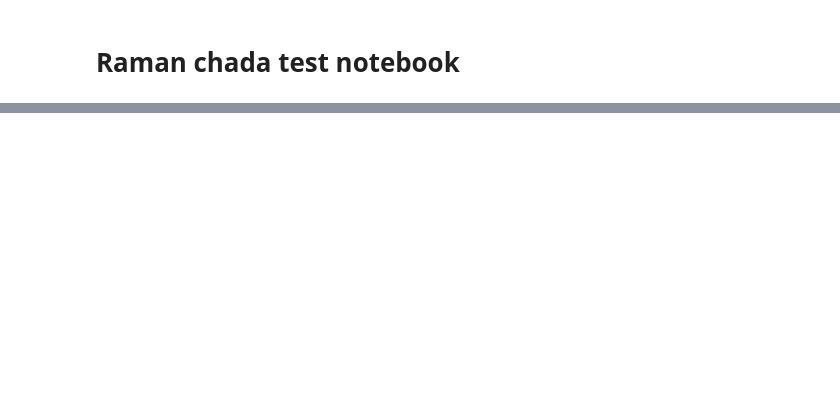
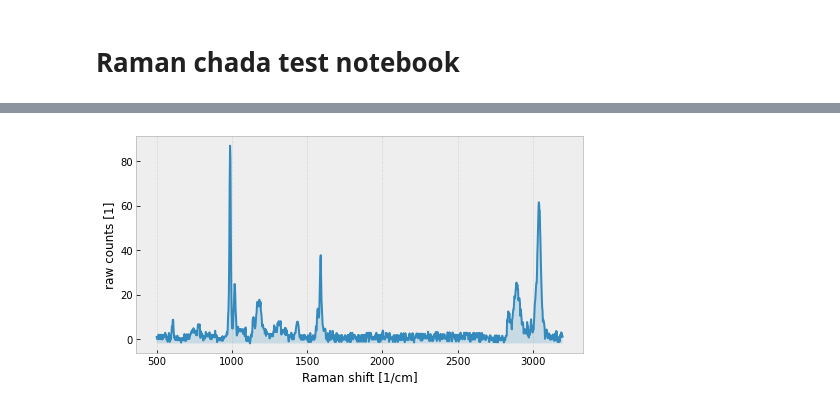
Before and after one commit to h2020charisma/ramanchada, a Jupyter notebook: RunYourFile.ipynb, the cells around one changed output, grey strips where cells are left out. Drawn from its saved outputs; the diff is of its cells as text; code cells hidden in the pictures; blank space fills up the shorter version.

```diff
--- a/RunYourFile.ipynb
+++ b/RunYourFile.ipynb
@@ -44,4 +72,6 @@ R.plot()
 # %%
-R.x_crop(500,1900)
+R.x_crop(500,3200)
 R.plot()
+# %% [output]
+[figure, added]
 # %%
```
Also changed, not shown: parts of 15 cells of this notebook.
